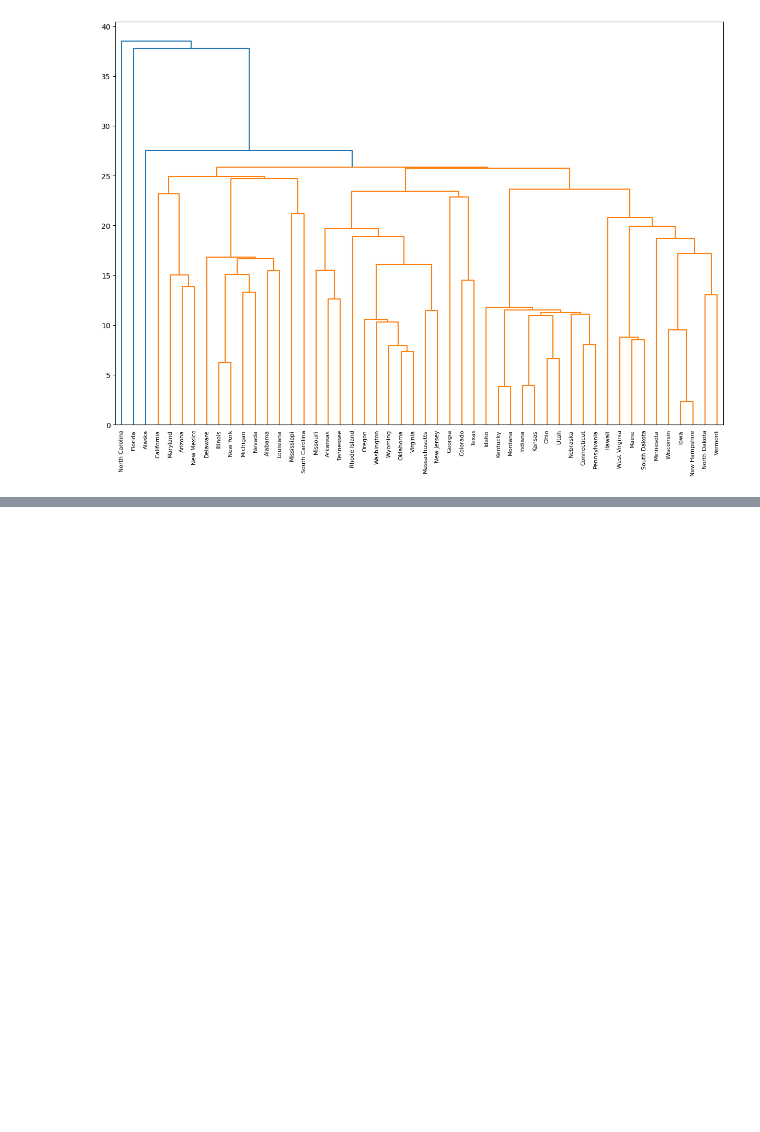
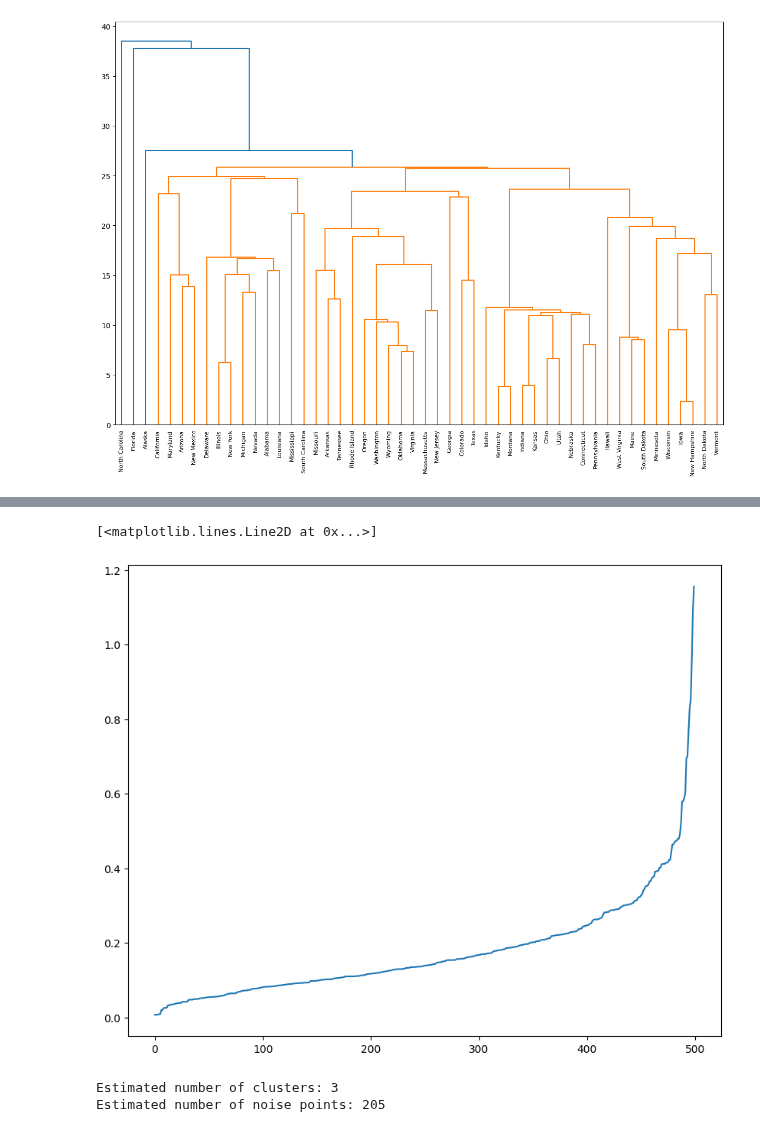
Before and after one commit to a-nagar/cs4372, a Jupyter notebook: KMeansLab.ipynb, the cells around one changed output, grey strips where cells are left out. Saved outputs shown, nothing was run; the diff lists cells and outputs as text; code cells hidden in the pictures; blank space fills up the shorter version.

```diff
--- a/KMeansLab.ipynb
+++ b/KMeansLab.ipynb
@@ -187,0 +191,11 @@ dn = hierarchy.dendrogram(
+# %%
+n_samples = 500
+random_state = 170
+
+X, y = make_blobs(n_samples=n_samples, n_features=2,
+                  centers=3, random_state=random_state)
+# %%
+df = pd.DataFrame(X)
+df['label'] = y
+# %%
+df.columns = df.columns.astype(str)
@@ -187,0 +211,26 @@ dn = hierarchy.dendrogram(
+# %%
+nn = NearestNeighbors(n_neighbors=100).fit(df)
+distances, indices = nn.kneighbors(df)
+# %%
+distances = np.sort(distances, axis=0)
+distances = distances[:,1]
+plt.figure(figsize=(10,8))
+plt.plot(distances)
+# %% [output]
+[<matplotlib.lines.Line2D at 0x...>]
+[figure, added]
+# %%
+from sklearn.cluster import DBSCAN
+
+db = DBSCAN(eps=0.7, min_samples=30).fit(X)
+labels = db.labels_
+
+# Number of clusters in labels, ignoring noise if present.
+n_clusters_ = len(set(labels)) - (1 if -1 in labels else 0)
+n_noise_ = list(labels).count(-1)
+
+print("Estimated number of clusters: %d" % n_clusters_)
+print("Estimated number of noise points: %d" % n_noise_)
+# %% [output]
+Estimated number of clusters: 3
+Estimated number of noise points: 205
```
Also changed, not shown: parts of 4 cells of this notebook.
